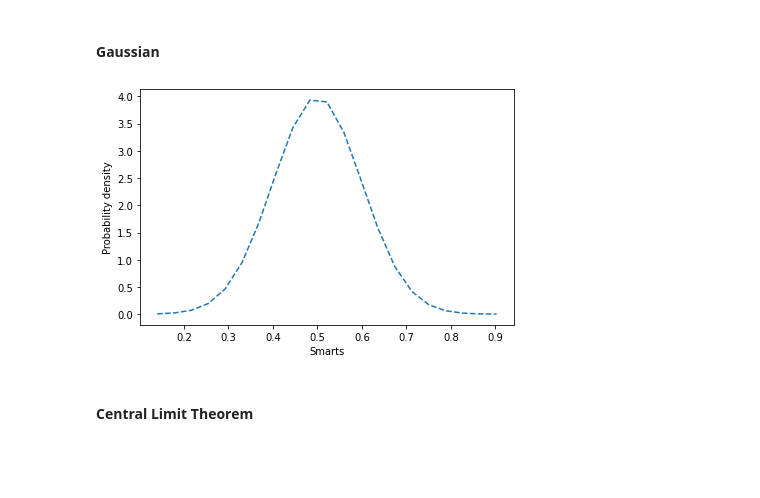
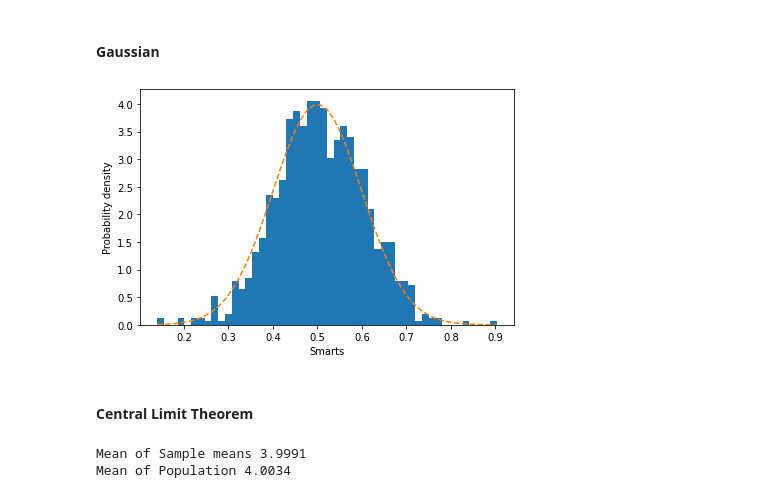
Before and after one commit to AgnesGru/Statistics_in_Python, a Jupyter notebook: Data Analysis.ipynb, the cells around one changed output. Drawn from its saved outputs; the diff is of its cells as text; code cells hidden in the pictures; blank space fills up the shorter version.

```diff
--- a/Data Analysis.ipynb
+++ b/Data Analysis.ipynb
@@ -427,26 +419,26 @@ ax.set(xlabel = "", ylabel = "Frequancy")
 # %%
 from scipy.stats import norm
 
 mu, sigma = 0.5, 0.1 # średnia i odchylenie
 x = mu + sigma * np.random.randn(1000)
 
-# the histogram of the data
-count, bins, patches = ax.hist(s, 20, density=True)
 fig, ax = plt.subplots()
+
+count, bins, patches = ax.hist(s, 50, density=True)
 
 # add a 'best fit' line
 y = ((1 / (np.sqrt(2 * np.pi) * sigma)) *
      np.exp(-0.5 * (1 / sigma * (bins - mu))**2))
 ax.plot(bins, y, '--')
 ax.set_xlabel('Smarts')
 ax.set_ylabel('Probability density')
 # ax.set_title(r'_ _ _')
 
 
 # plt.axvline(mu, color='k', linestyle='dashed', linewidth=2)
 fig.tight_layout()
 plt.show()
 # %% [output]
-[figure, old version]
+[figure, new version]
 # %% [markdown]
 #### Central Limit Theorem
@@ -452,0 +450,9 @@ plt.show()
+# %%
+mean_of_sample_means = np.mean(sample_means)
+population_mean = np.mean(population)
+
+print(f'Mean of Sample means {mean_of_sample_means:.4f}')
+print(f'Mean of Population {population_mean:.4f}')
+# %% [output]
+Mean of Sample means 3.9991
+Mean of Population 4.0034
```
Also changed, not shown: parts of 15 cells of this notebook.
